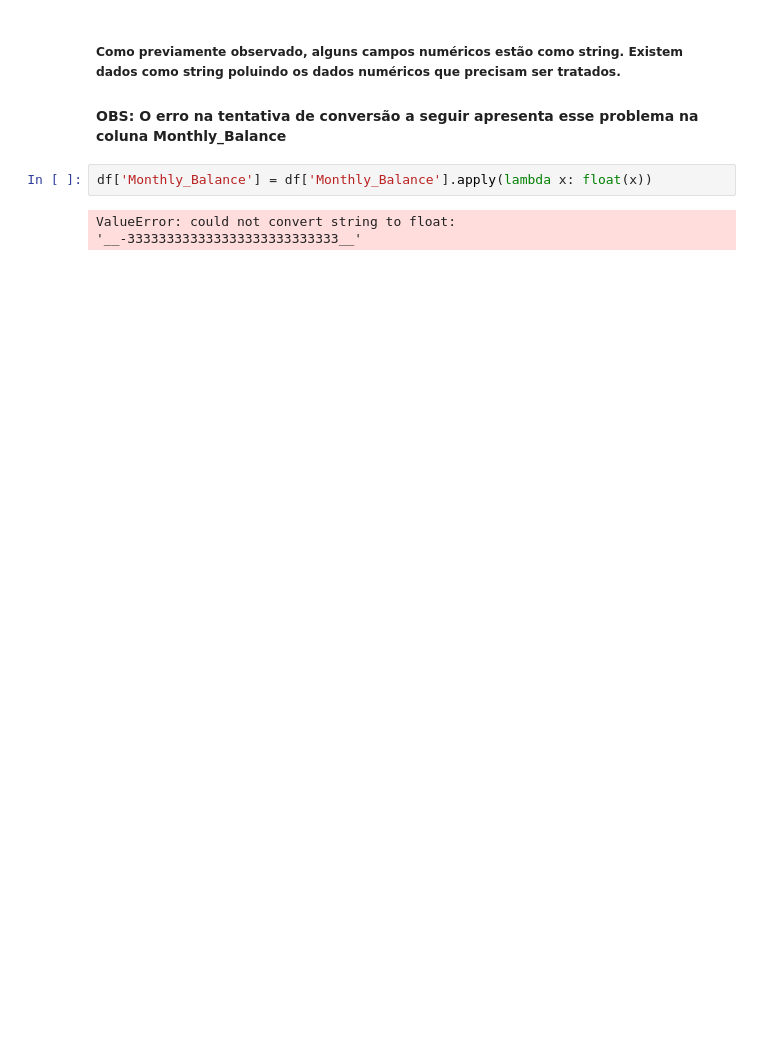
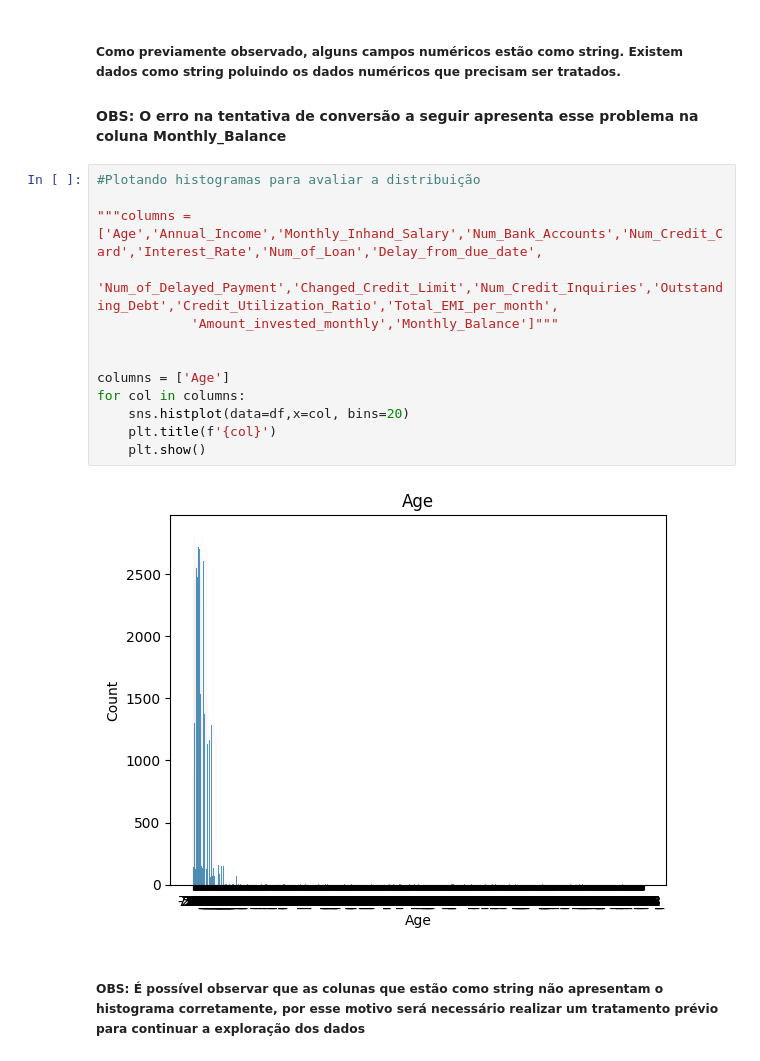
Before and after one commit to ViniFNasc/case_igua_saneamento, a Jupyter notebook: solution.ipynb, the cells around one changed output. Cells and saved outputs as stored; diff of their text form; blank space fills up the shorter version.

```diff
--- a/solution.ipynb
+++ b/solution.ipynb
@@ -114,6 +125,19 @@ Name: Credit_Score, dtype: object
 
 #### OBS: O erro na tentativa de conversão a seguir apresenta esse problema na coluna Monthly_Balance
 # %%
-df['Monthly_Balance'] = df['Monthly_Balance'].apply(lambda x: float(x))
+#Plotando histogramas para avaliar a distribuição
+
+"""columns = ['Age','Annual_Income','Monthly_Inhand_Salary','Num_Bank_Accounts','Num_Credit_Card','Interest_Rate','Num_of_Loan','Delay_from_due_date',
+            'Num_of_Delayed_Payment','Changed_Credit_Limit','Num_Credit_Inquiries','Outstanding_Debt','Credit_Utilization_Ratio','Total_EMI_per_month',
+            'Amount_invested_monthly','Monthly_Balance']"""
+
+
+columns = ['Age']
+for col in columns:
+    sns.histplot(data=df,x=col, bins=20)
+    plt.title(f'{col}')
+    plt.show()
 # %% [output]
-ValueError: could not convert string to float: '__-333333333333333333333333333__'
+[figure, added]
+# %% [markdown]
+##### OBS: É possível observar que as colunas que estão como string não apresentam o histograma corretamente, por esse motivo será necessário realizar um tratamento prévio para continuar a exploração dos dados
```
Also changed, not shown: parts of 84 cells of this notebook, 2 other files.
